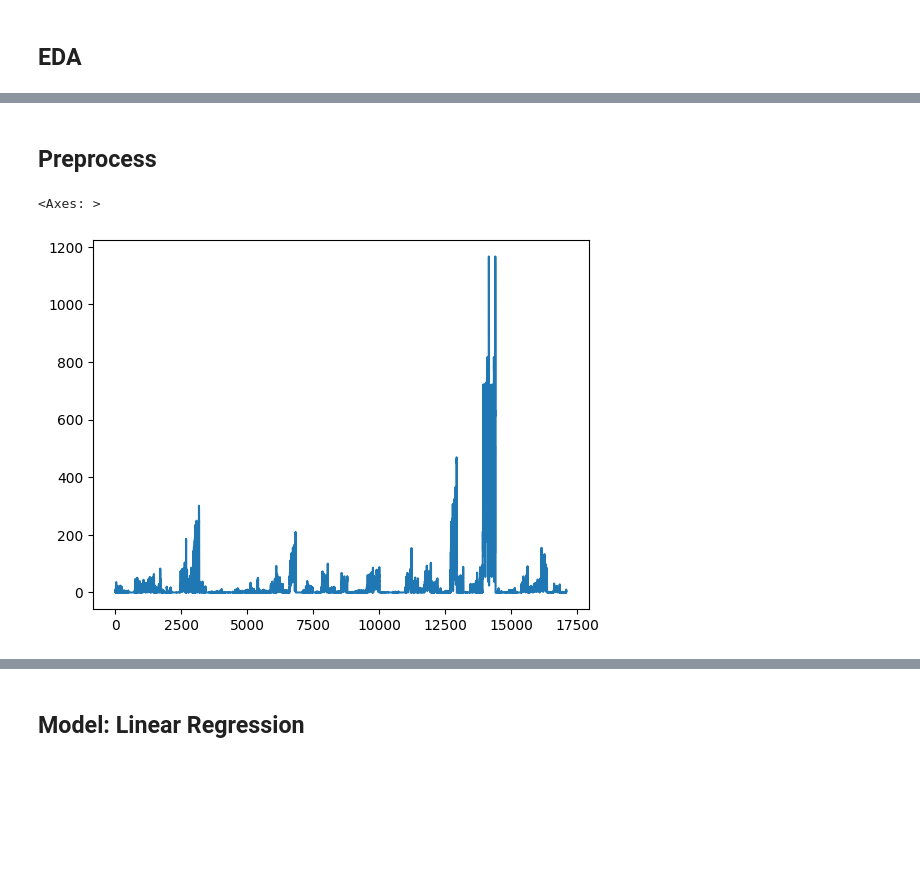
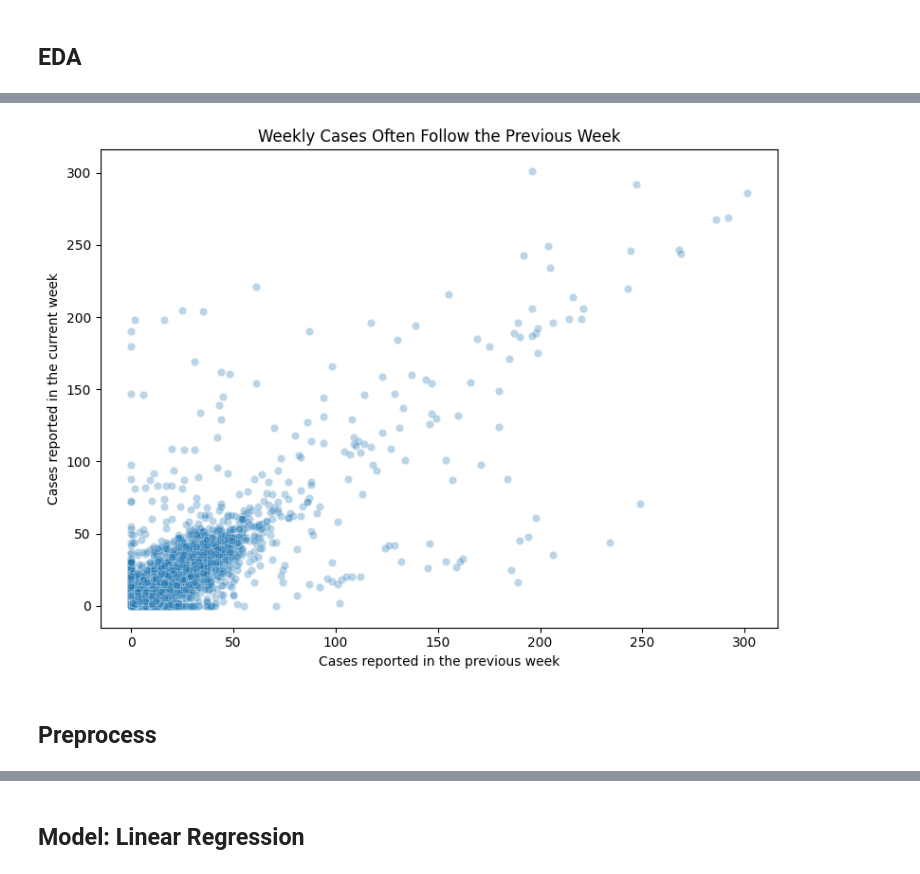
Before and after one commit to Husam-Sawalha/salmonellosis-forecasting-analysis, a Jupyter notebook: notebooks/04_salmonellosis_ml.ipynb, the cells around one changed output, grey strips where cells are left out. Saved outputs shown, nothing was run; the diff lists cells and outputs as text; code cells hidden in the pictures; blank space fills up the shorter version.

```diff
--- a/notebooks/04_salmonellosis_ml.ipynb
+++ b/notebooks/04_salmonellosis_ml.ipynb
@@ -393,2 +241,18 @@ The correlation heatmap shows strong relationships between several numerical fea
+# %%
+plt.figure(figsize=(8, 6))
+sns.scatterplot(
+    data=model_df,
+    x="Previous week cases",
+    y="Current week",
+    alpha=0.30,
+)
+
+plt.title("Weekly Cases Often Follow the Previous Week")
+plt.xlabel("Cases reported in the previous week")
+plt.ylabel("Cases reported in the current week")
+plt.tight_layout()
+plt.show()
+# %% [output]
+[figure, added]
 # %% [markdown]
 ## Preprocess
@@ -453,5 +258,0 @@ preprocessor = ColumnTransformer(
-# %%
-df[target].plot()
-# %% [output]
-<Axes: >
-[figure, removed]
```
Also changed, not shown: parts of 45 cells of this notebook.
